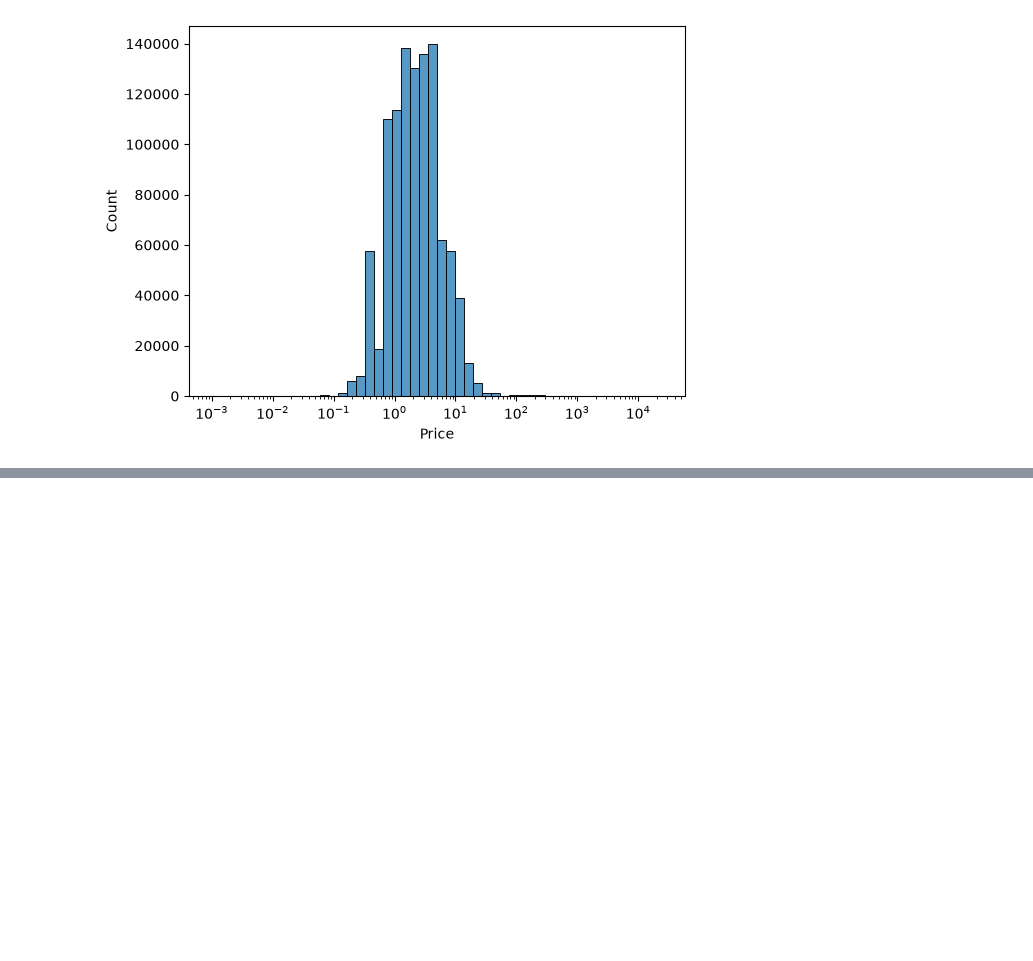
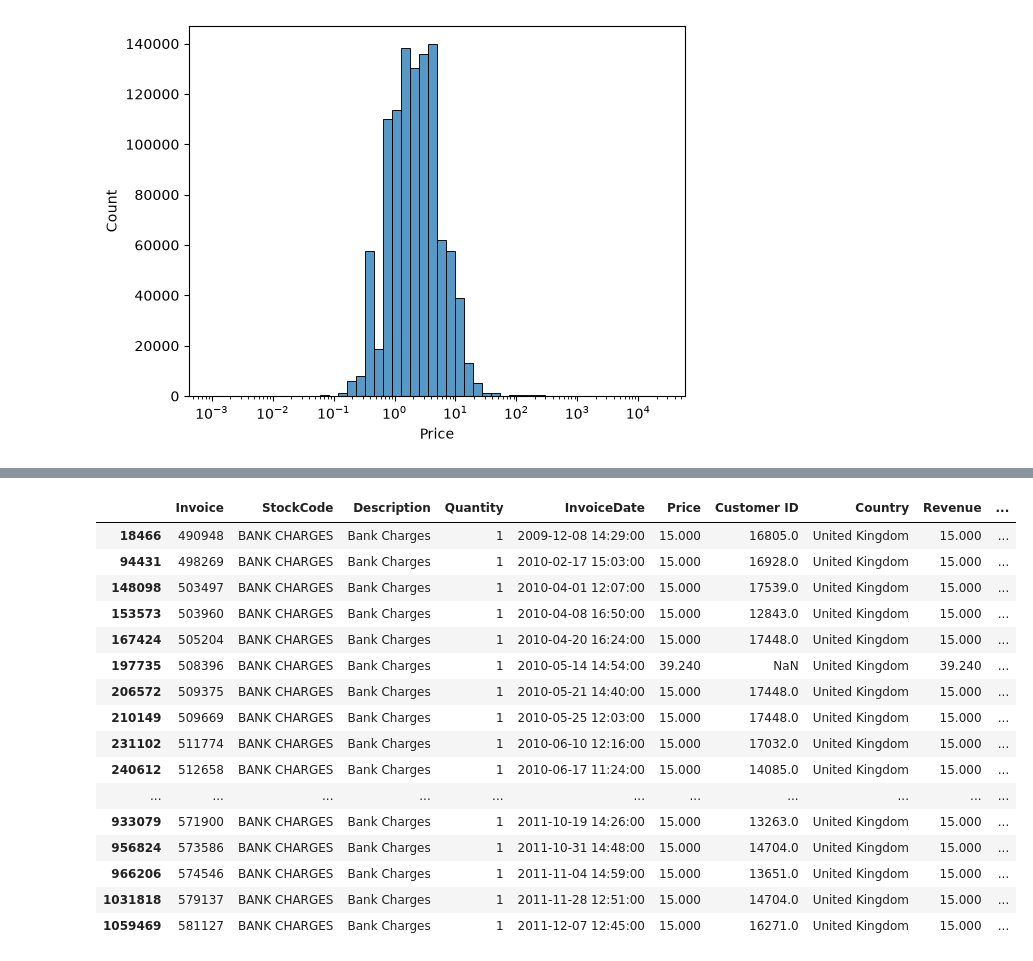
Before and after one commit to ToraBr/Online_retail_2, a Jupyter notebook: notebooks/01_exploring.ipynb, the cells around one changed output, grey strips where cells are left out. Cells and saved outputs as stored; diff of their text form; code cells hidden in the pictures; blank space fills up the shorter version.

```diff
--- a/notebooks/01_exploring.ipynb
+++ b/notebooks/01_exploring.ipynb
@@ -187,0 +342,20 @@ memory usage: 95.4+ MB
+# %%
+df[df["StockCode"].astype(str)=="BANK CHARGES"]
+# %% [output]
+|  | Invoice | StockCode | Description | Quantity | InvoiceDate | Price | Customer ID | Country | Revenue | ... |
+| 18466 | 490948 | BANK CHARGES | Bank Charges | 1 | 2009-12-08 14:29:00 | 15.000 | 16805.0 | United Kingdom | 15.000 | ... |
+| 94431 | 498269 | BANK CHARGES | Bank Charges | 1 | 2010-02-17 15:03:00 | 15.000 | 16928.0 | United Kingdom | 15.000 | ... |
+| 148098 | 503497 | BANK CHARGES | Bank Charges | 1 | 2010-04-01 12:07:00 | 15.000 | 17539.0 | United Kingdom | 15.000 | ... |
+| 153573 | 503960 | BANK CHARGES | Bank Charges | 1 | 2010-04-08 16:50:00 | 15.000 | 12843.0 | United Kingdom | 15.000 | ... |
+| 167424 | 505204 | BANK CHARGES | Bank Charges | 1 | 2010-04-20 16:24:00 | 15.000 | 17448.0 | United Kingdom | 15.000 | ... |
+| 197735 | 508396 | BANK CHARGES | Bank Charges | 1 | 2010-05-14 14:54:00 | 39.240 | NaN | United Kingdom | 39.240 | ... |
+| 206572 | 509375 | BANK CHARGES | Bank Charges | 1 | 2010-05-21 14:40:00 | 15.000 | 17448.0 | United Kingdom | 15.000 | ... |
+| 210149 | 509669 | BANK CHARGES | Bank Charges | 1 | 2010-05-25 12:03:00 | 15.000 | 17448.0 | United Kingdom | 15.000 | ... |
+| 231102 | 511774 | BANK CHARGES | Bank Charges | 1 | 2010-06-10 12:16:00 | 15.000 | 17032.0 | United Kingdom | 15.000 | ... |
+| 240612 | 512658 | BANK CHARGES | Bank Charges | 1 | 2010-06-17 11:24:00 | 15.000 | 14085.0 | United Kingdom | 15.000 | ... |
+| ... | ... | ... | ... | ... | ... | ... | ... | ... | ... | ... |
+| 933079 | 571900 | BANK CHARGES | Bank Charges | 1 | 2011-10-19 14:26:00 | 15.000 | 13263.0 | United Kingdom | 15.000 | ... |
+| 956824 | 573586 | BANK CHARGES | Bank Charges | 1 | 2011-10-31 14:48:00 | 15.000 | 14704.0 | United Kingdom | 15.000 | ... |
+| 966206 | 574546 | BANK CHARGES | Bank Charges | 1 | 2011-11-04 14:59:00 | 15.000 | 13651.0 | United Kingdom | 15.000 | ... |
+| 1031818 | 579137 | BANK CHARGES | Bank Charges | 1 | 2011-11-28 12:51:00 | 15.000 | 14704.0 | United Kingdom | 15.000 | ... |
+| 1059469 | 581127 | BANK CHARGES | Bank Charges | 1 | 2011-12-07 12:45:00 | 15.000 | 16271.0 | United Kingdom | 15.000 | ... |
```
Also changed, not shown: parts of 35 cells of this notebook.
